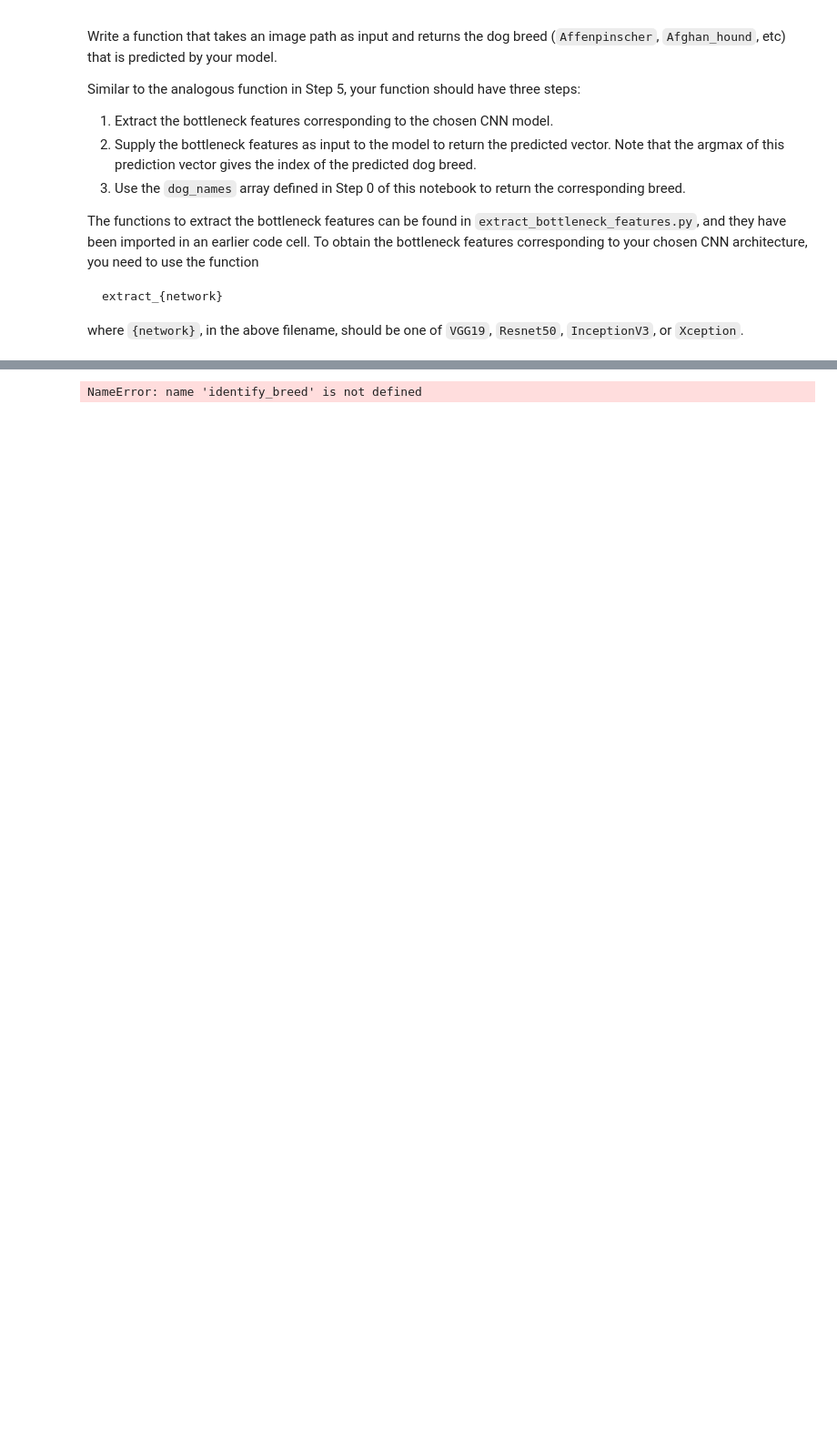
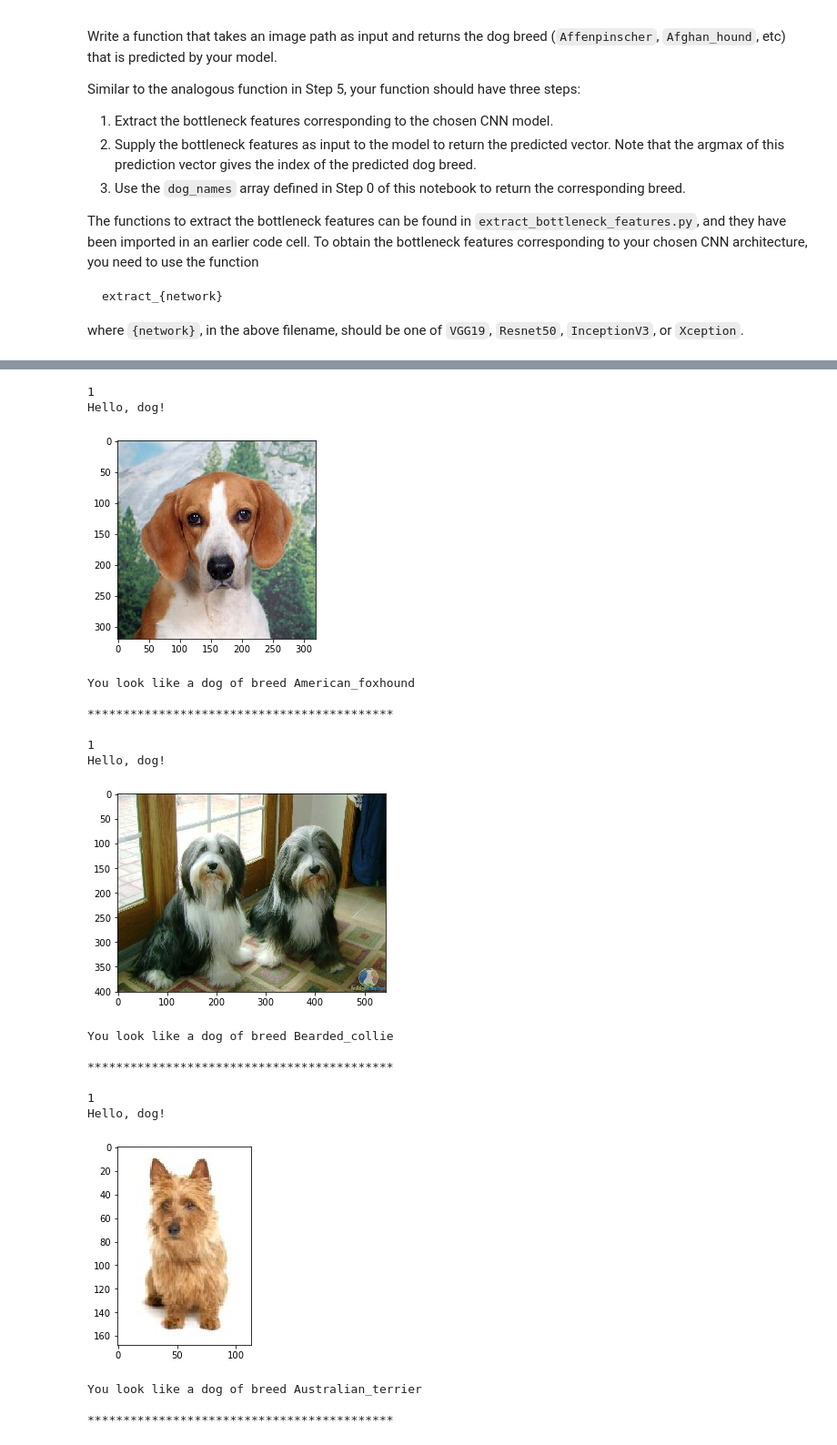
Before and after one commit to yfebles/dog-project, a Jupyter notebook: dog_app.ipynb, the cells around one changed output, grey strips where cells are left out. Shown at 91% size. Saved outputs shown, nothing was run; the diff lists cells and outputs as text; code cells hidden in the pictures; blank space fills up the shorter version.

```diff
--- a/dog_app.ipynb
+++ b/dog_app.ipynb
@@ -585,8 +655,8 @@ You are welcome to [augment the training data](https://blog.keras.io/building-po
 checkpointer = ModelCheckpoint(filepath='saved_models/weights.best.VGG19.hdf5',
                                verbose=1, save_best_only=True)
 
-VGG19_model.fit(train_VGG19, train_targets,
-          validation_data=(valid_VGG19, valid_targets),
-          epochs=20, callbacks=[checkpointer], verbose=1)
+model_19.fit(train_VGG_19, train_targets,
+          validation_data=(valid_VGG_19, valid_targets),
+          epochs=40, callbacks=[checkpointer], verbose=1)
 # %% [output]
 Train on 6680 samples, validate on 835 samples
@@ -611,7 +681,7 @@ Epoch 20/20
 ### (IMPLEMENTATION) Load the Model with the Best Validation Loss
 # %%
 ### TODO: Load the model weights with the best validation loss.
-VGG19_model.load_weights('saved_models/weights.best.VGG19.hdf5')
+model_19.load_weights('saved_models/weights.best.VGG19.hdf5')
 # %% [markdown]
 ### (IMPLEMENTATION) Test the Model
 
@@ -647,10 +717,12 @@ from extract_bottleneck_features import *
 def VGG19_predict_breed(img_path):
     # extract bottleneck features
     bottleneck_feature = extract_VGG19(path_to_tensor(img_path))
+
     # obtain predicted vector
-    predicted_vector = VGG19_model.predict(bottleneck_feature)
+    predicted_vector = model_19.predict(bottleneck_feature)
     # return dog breed that is predicted by the model
     return dog_names[np.argmax(predicted_vector)]
 
-VGG19_predict_breed("dogImages/train/001.Affenpinscher/Affenpinscher_00001.jpg")
+breed = VGG19_predict_breed("dogImages/train/001.Affenpinscher/Affenpinscher_00001.jpg")
+print(breed)
 # %% [output]
@@ -687,7 +759,7 @@ def identify_breed(path):
     cv_rgb = cv2.cvtColor(img, cv2.COLOR_BGR2RGB)
     plt.imshow(cv_rgb)
 
-    vg16_breed = ""  #VGG19_predict_breed(path)
+    vg19_breed = VGG19_predict_breed(path)
     is_human = face_detector(path)
     is_dog = dog_detector(path)
 
@@ -697,7 +769,7 @@ def identify_breed(path):
 
     print("Hello, " + ("sophisticated descendent of homo sapiens (or human as people says)! " if is_human else "dog!"))
     plt.show()
-    print("You look like a dog of breed " + vg16_breed)
+    print("You look like a dog of breed " + vg19_breed)
 
     print("")
     print("*******************************************")
@@ -719,10 +796,31 @@ __Answer:__ It's worse. A way to improve it can be fine-tuning the initial model
 # %%
 ## TODO: Execute your algorithm from Step 6 on
 ## at least 6 images on your computer.
 ## Feel free to use as many code cells as needed.
 identify_breed("dogImages/train/007.American_foxhound/American_foxhound_00474.jpg")
+identify_breed("dogImages/valid/017.Bearded_collie/Bearded_collie_01267.jpg")
+identify_breed("dogImages/valid/013.Australian_terrier/Australian_terrier_00913.jpg")
 # %% [output]
-NameError: name 'identify_breed' is not defined
+1
+Hello, dog!
+[figure, added]
+You look like a dog of breed American_foxhound
+
+*******************************************
+
+1
+Hello, dog!
+[figure, added]
+You look like a dog of breed Bearded_collie
+
+*******************************************
+
+1
+Hello, dog!
+[figure, added]
+You look like a dog of breed Australian_terrier
+
+*******************************************
 # %%
 identify_breed("lfw/Donald_Trump/Donald_Trump_0001.jpg")
 identify_breed("lfw/Nicolas_Cage/Nicolas_Cage_0001.jpg")
```
Also changed, not shown: parts of 20 cells of this notebook, 2 other files.
